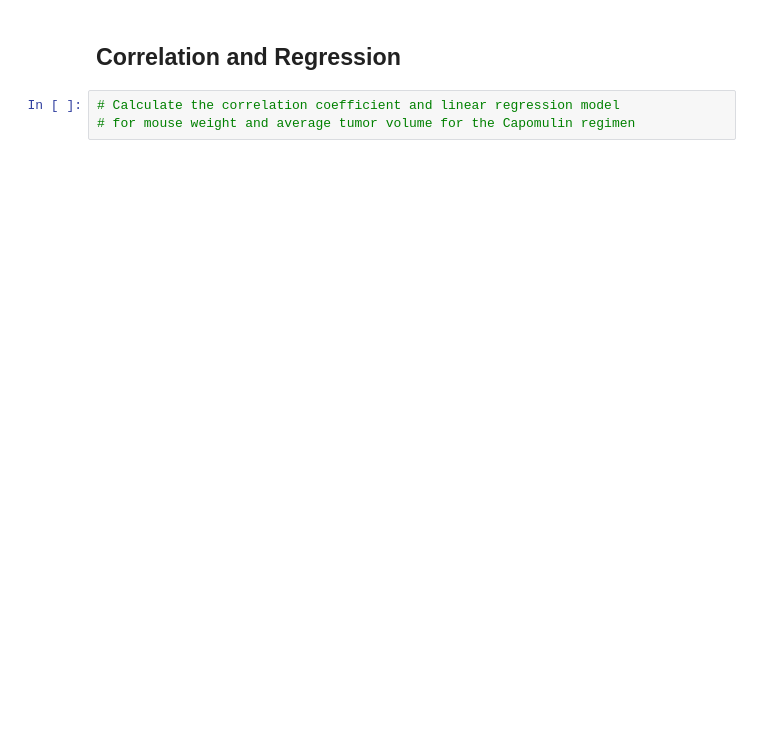
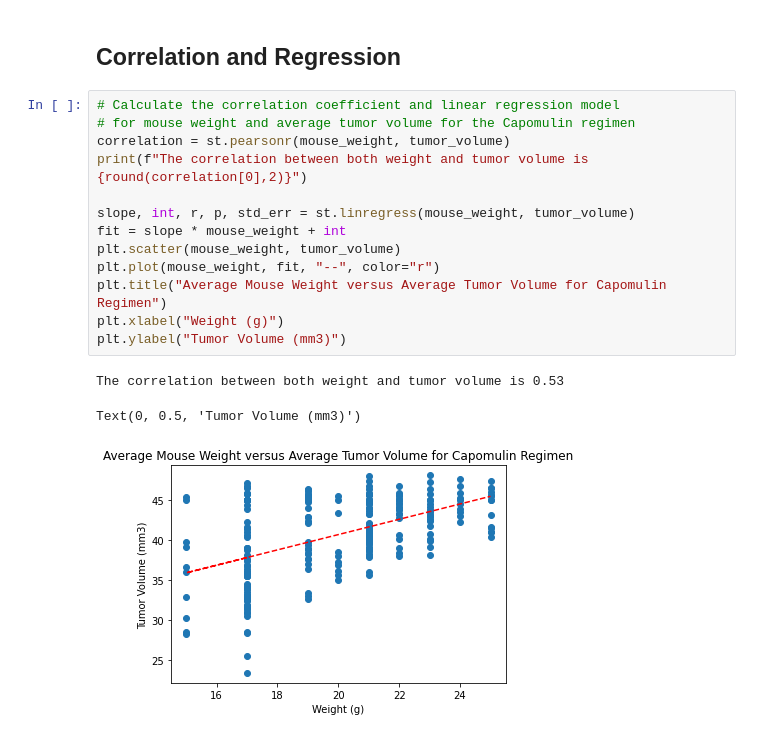
Before and after one commit to Brack1345/matplotlib_challenge, a Jupyter notebook: pymaceuticals_starter.ipynb, the cells around one changed output. Saved outputs shown, nothing was run; the diff lists cells and outputs as text; blank space fills up the shorter version.

```diff
--- a/pymaceuticals_starter.ipynb
+++ b/pymaceuticals_starter.ipynb
@@ -372,5 +461,19 @@ plt.boxplot([ramicane, capomulin, infubinol, ceftamin], labels=treatment_list)
 # %% [markdown]
 ## Correlation and Regression
-# %%
-# Calculate the correlation coefficient and linear regression model
-# for mouse weight and average tumor volume for the Capomulin regimen
+# %%
+# Calculate the correlation coefficient and linear regression model
+# for mouse weight and average tumor volume for the Capomulin regimen
+correlation = st.pearsonr(mouse_weight, tumor_volume)
+print(f"The correlation between both weight and tumor volume is {round(correlation[0],2)}")
+
+slope, int, r, p, std_err = st.linregress(mouse_weight, tumor_volume)
+fit = slope * mouse_weight + int
+plt.scatter(mouse_weight, tumor_volume)
+plt.plot(mouse_weight, fit, "--", color="r")
+plt.title("Average Mouse Weight versus Average Tumor Volume for Capomulin Regimen")
+plt.xlabel("Weight (g)")
+plt.ylabel("Tumor Volume (mm3)")
+# %% [output]
+The correlation between both weight and tumor volume is 0.53
+Text(0, 0.5, 'Tumor Volume (mm3)')
+[figure, added]
```
Also changed, not shown: parts of 8 cells of this notebook.
